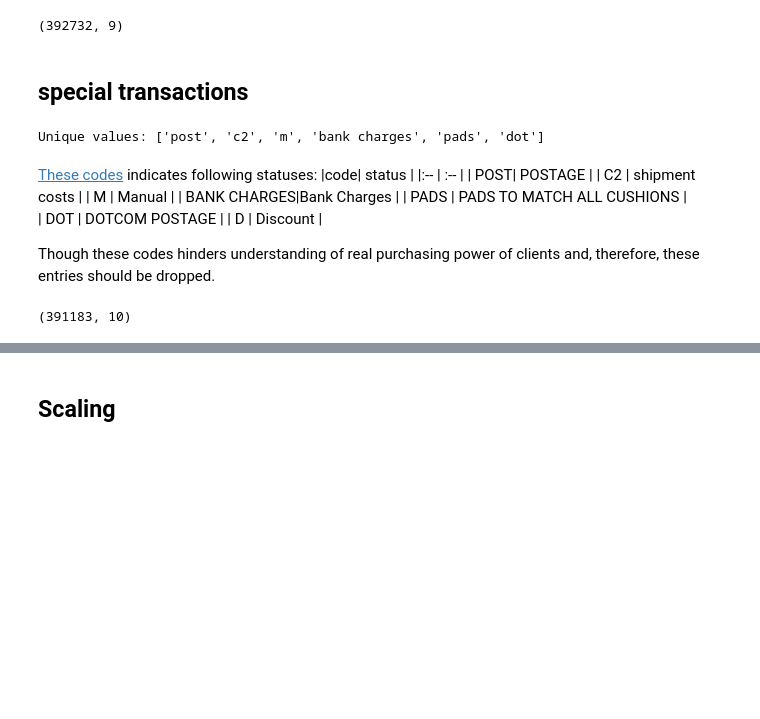
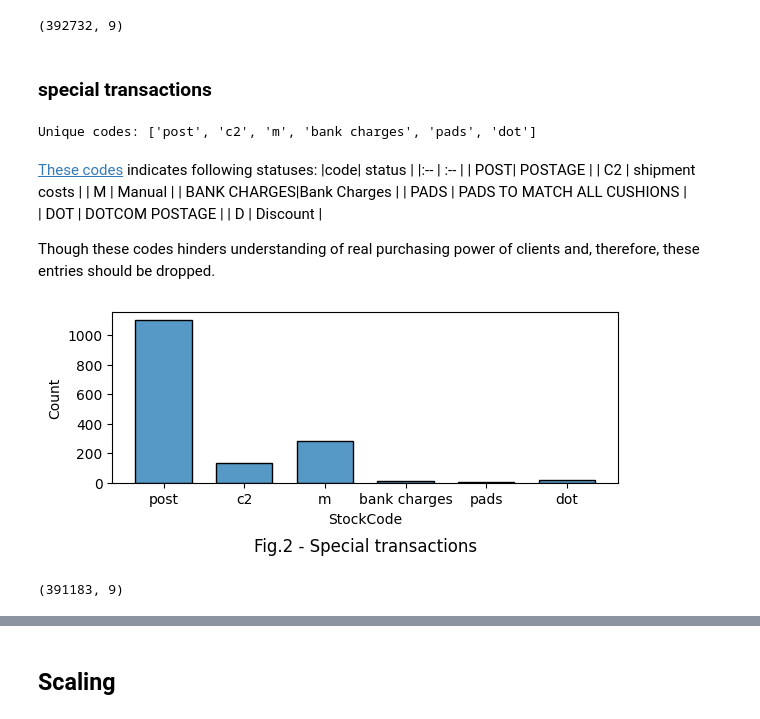
Before and after one commit to Alex1iv/web_shop_customers_segmentation, a Jupyter notebook: notebooks/webshop_segmentation.ipynb, the cells around one changed output, grey strips where cells are left out. Saved outputs shown, nothing was run; the diff lists cells and outputs as text; code cells hidden in the pictures; blank space fills up the shorter version.

```diff
--- a/notebooks/webshop_segmentation.ipynb
+++ b/notebooks/webshop_segmentation.ipynb
@@ -185,13 +200,13 @@ data_cleaned.shape
 Items with negative quantity: 6188
 (392732, 9)
 # %% [markdown]
-## special transactions
+### special transactions
 # %%
-temp = data_cleaned[data_cleaned['StockCode'].str.contains(r"^[a-zA-Z]+", regex=True)]['StockCode'].apply(lambda x: x.lower())
+special_transactions = data_cleaned[data_cleaned['StockCode'].str.contains(r"^[a-zA-Z]+", regex=True)]['StockCode'].apply(lambda x: x.lower())
 
-print('Unique codes: {}'.format(list(temp.unique())))
+print('Unique codes: {}'.format(list(special_transactions.unique())))
 # %% [output]
-Unique values: ['post', 'c2', 'm', 'bank charges', 'pads', 'dot']
+Unique codes: ['post', 'c2', 'm', 'bank charges', 'pads', 'dot']
 # %% [markdown]
 [These codes](https://www.kaggle.com/code/fabiendaniel/customer-segmentation/notebook) indicates following statuses:
 |code| status |
@@ -205,8 +220,21 @@ Unique values: ['post', 'c2', 'm', 'bank charges', 'pads', 'dot']
 | D    | Discount       |
 
 Though these codes hinders understanding of real purchasing power of clients and, therefore, these entries should be dropped.
+# %%
+plot_counter = 2
+plt.figure(figsize=(6,3))
+fig=sns.histplot(special_transactions, shrink=0.7)
+#fig.set_xscale('log')
+#fig.set_xlabel('Value, sterling')
+fig.set_title(f'Fig.{plot_counter} - Special transactions', y=-0.45)
+plt.tight_layout();
+
+plt.savefig(os.path.join(path_figures, f'fig_{plot_counter}.png'))
+#data_cleaned.drop(['TotalPrice'], axis=0, inplace=True)
+# %% [output]
+[figure, added]
 # %%
-data_cleaned_entries = data_cleaned.drop(temp.index, axis=0)
-data_cleaned_entries.shape
+data_cleaned = data_cleaned.drop(special_transactions.index, axis=0)
+data_cleaned.shape
 # %% [output]
-(391183, 10)
+(391183, 9)
```
Also changed, not shown: parts of 51 cells of this notebook, 4 other files.
